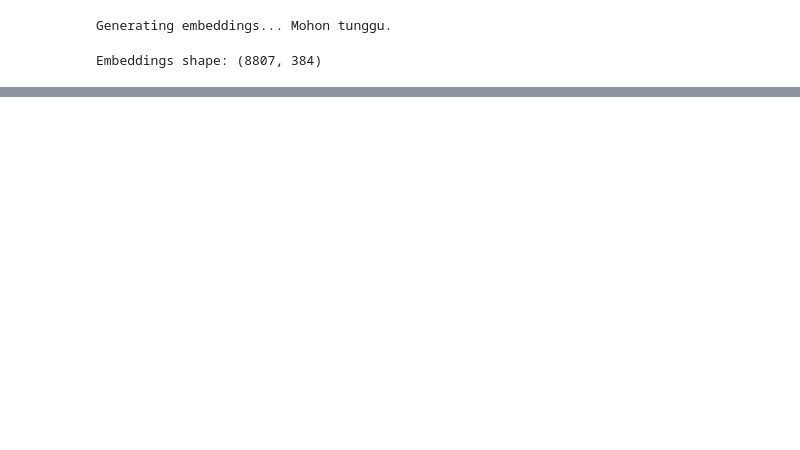
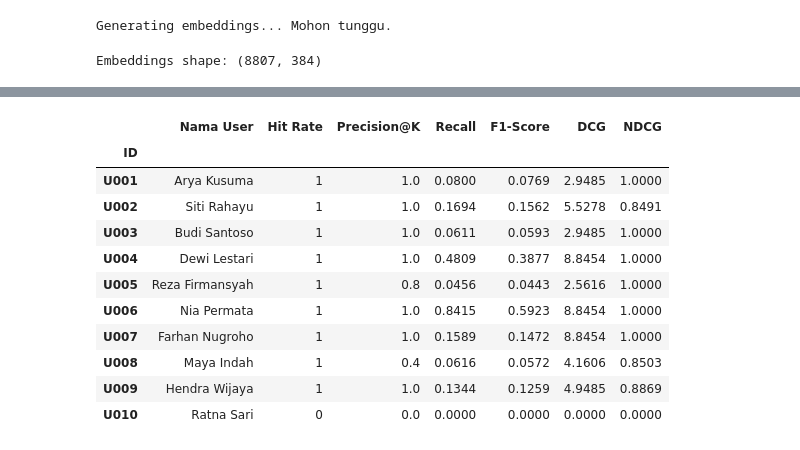
Before and after one commit to aryadary0706/tugas-sisrek-2_ContentBased, a Jupyter notebook: tugaskelompok2_recsys.ipynb, the cells around one changed output, grey strips where cells are left out. Saved outputs shown, nothing was run; the diff lists cells and outputs as text; code cells hidden in the pictures; blank space fills up the shorter version.

```diff
--- a/tugaskelompok2_recsys.ipynb
+++ b/tugaskelompok2_recsys.ipynb
@@ -561,0 +401,53 @@ plt.show()
+# %%
+names = []
+hit_rates = []
+f1_scores = []
+prec_k = []
+recall_vals = []
+dcg_vals = []
+ndcg_vals = []
+recsys_summary = []
+
+for uid, udata in users_metadata.items():
+    recs = get_recommendations(udata, df, embeddings, top_n=5)
+    m = evaluate_recommendations(recs, udata, df)
+
+    p = m['precision_at_k']
+    f1 = m['f1_score']
+    recall = (2 * p * f1) / (2 * p - f1) if (2 * p - f1) > 0 else 0.0
+
+    names.append(udata['name'])
+    hit_rates.append(m['hit_rate'])
+    f1_scores.append(f1)
+    prec_k.append(p)
+    recall_vals.append(round(recall, 4))
+    dcg_vals.append(m['dcg'])
+    ndcg_vals.append(m['ndcg'])
+
+    recsys_summary.append({
+        "ID": uid,
+        "Nama User": udata['name'],
+        "Hit Rate": m['hit_rate'],
+        "Precision@K": p,
+        "Recall": round(recall, 4),
+        "F1-Score": f1,
+        "DCG": m['dcg'],
+        "NDCG": m['ndcg']
+    })
+
+df_hasil_evaluasi = pd.DataFrame(recsys_summary)
+df_hasil_evaluasi.set_index("ID", inplace=True)
+display(df_hasil_evaluasi)
+# %% [output]
+|  | Nama User | Hit Rate | Precision@K | Recall | F1-Score | DCG | NDCG |
+| ID |  |  |  |  |  |  |  |
+| U001 | Arya Kusuma | 1 | 1.0 | 0.0800 | 0.0769 | 2.9485 | 1.0000 |
+| U002 | Siti Rahayu | 1 | 1.0 | 0.1694 | 0.1562 | 5.5278 | 0.8491 |
+| U003 | Budi Santoso | 1 | 1.0 | 0.0611 | 0.0593 | 2.9485 | 1.0000 |
+| U004 | Dewi Lestari | 1 | 1.0 | 0.4809 | 0.3877 | 8.8454 | 1.0000 |
+| U005 | Reza Firmansyah | 1 | 0.8 | 0.0456 | 0.0443 | 2.5616 | 1.0000 |
+| U006 | Nia Permata | 1 | 1.0 | 0.8415 | 0.5923 | 8.8454 | 1.0000 |
+| U007 | Farhan Nugroho | 1 | 1.0 | 0.1589 | 0.1472 | 8.8454 | 1.0000 |
+| U008 | Maya Indah | 1 | 0.4 | 0.0616 | 0.0572 | 4.1606 | 0.8503 |
+| U009 | Hendra Wijaya | 1 | 1.0 | 0.1344 | 0.1259 | 4.9485 | 0.8869 |
+| U010 | Ratna Sari | 0 | 0.0 | 0.0000 | 0.0000 | 0.0000 | 0.0000 |
```
Also changed, not shown: parts of 17 cells of this notebook, 2 other files.
